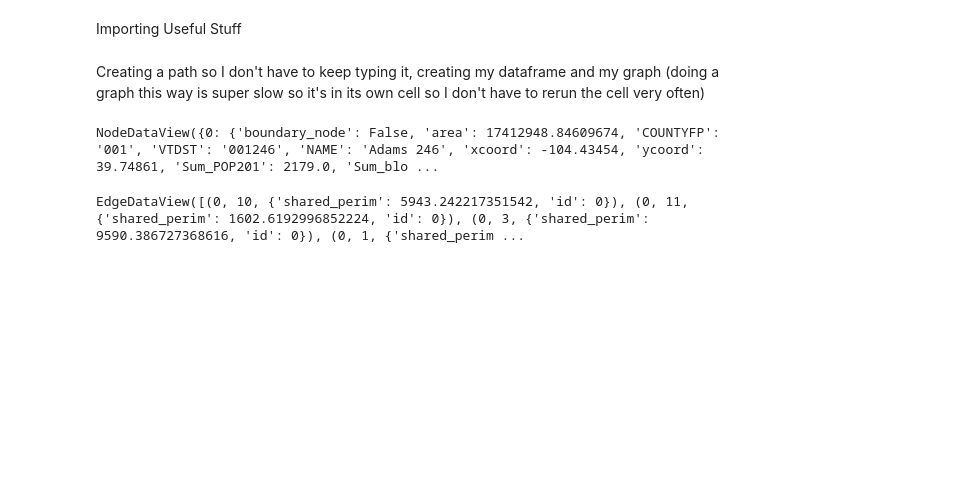
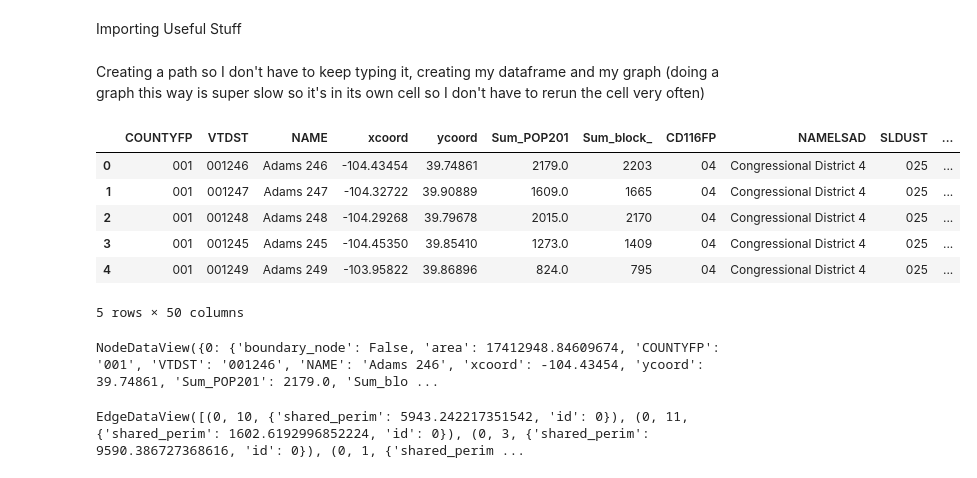
Before and after one commit to HaleyColgate/UngerrymanderColorado, a Jupyter notebook: PAReplicaSimpleChainMessy.ipynb, the cells around one changed output. Cells and saved outputs as stored; diff of their text form; code cells hidden in the pictures; blank space fills up the shorter version.

Commit message:
county splits problem

```diff
--- a/PAReplicaSimpleChainMessy.ipynb
+++ b/PAReplicaSimpleChainMessy.ipynb
@@ -35,3 +33,13 @@ df = gpd.read_file(path)
+# %%
+df.head()
+# %% [output]
+|  | COUNTYFP | VTDST | NAME | xcoord | ycoord | Sum_POP201 | Sum_block_ | CD116FP | NAMELSAD | SLDUST | ... |
+| 0 | 001 | 001246 | Adams 246 | -104.43454 | 39.74861 | 2179.0 | 2203 | 04 | Congressional District 4 | 025 | ... |
+| 1 | 001 | 001247 | Adams 247 | -104.32722 | 39.90889 | 1609.0 | 1665 | 04 | Congressional District 4 | 025 | ... |
+| 2 | 001 | 001248 | Adams 248 | -104.29268 | 39.79678 | 2015.0 | 2170 | 04 | Congressional District 4 | 025 | ... |
+| 3 | 001 | 001245 | Adams 245 | -104.45350 | 39.85410 | 1273.0 | 1409 | 04 | Congressional District 4 | 025 | ... |
+| 4 | 001 | 001249 | Adams 249 | -103.95822 | 39.86896 | 824.0 | 795 | 04 | Congressional District 4 | 025 | ... |
+5 rows × 50 columns
 # %%
 #graph = Graph.from_file(path)
 graph = Graph.from_json(ourjson)
```
Also changed, not shown: parts of 8 cells of this notebook, 2 other files.
